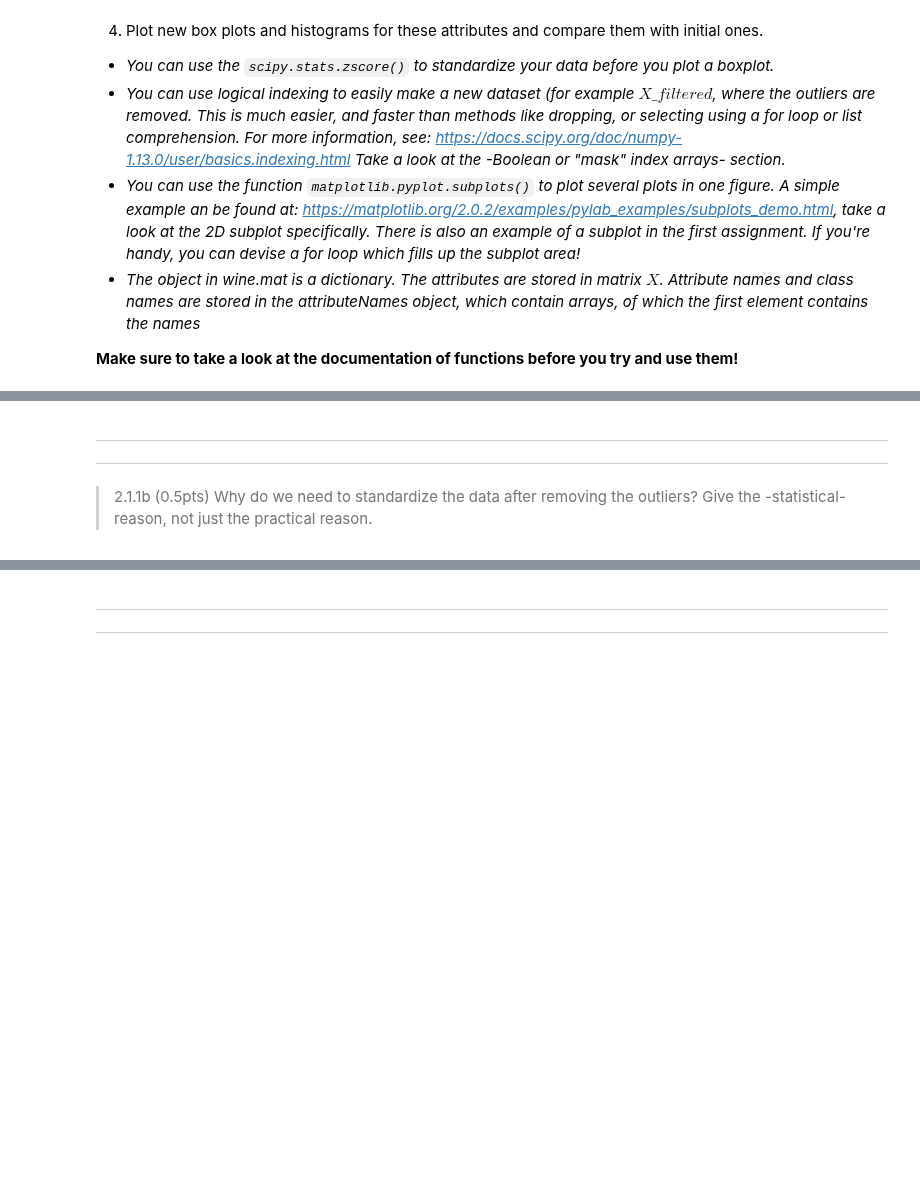
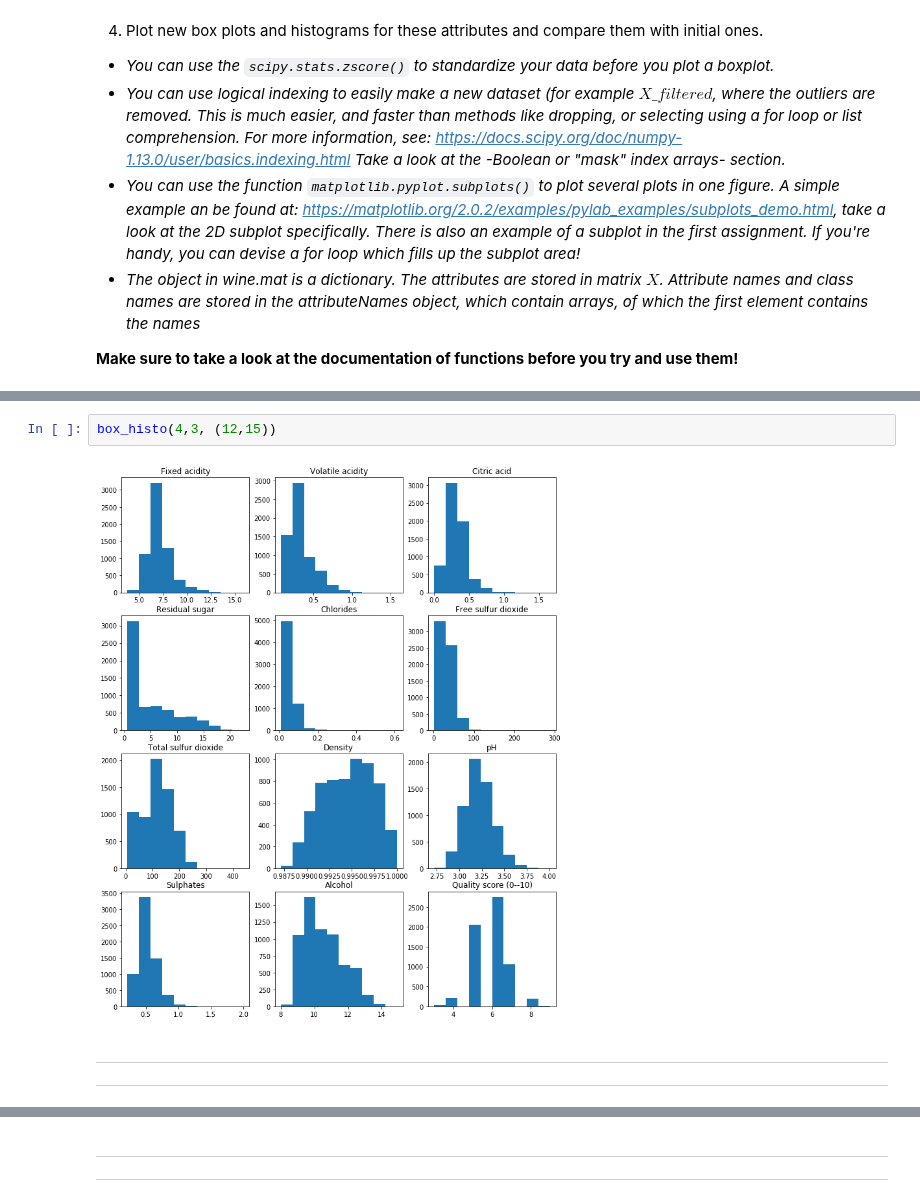
Before and after one commit to gabrielraya/Data-Mining, a Jupyter notebook: Assignment_2/Assignment_2.ipynb, the cells around one changed output, grey strips where cells are left out. Cells and saved outputs as stored; diff of their text form; blank space fills up the shorter version.

```diff
--- a/Assignment_2/Assignment_2.ipynb
+++ b/Assignment_2/Assignment_2.ipynb
@@ -66,8 +130,9 @@ http://cogsys.compute.dtu.dk. Any sale or commercial distribution is strictly fo
+# %%
+box_histo(4,3, (12,15))
+# %% [output]
+[figure, added]
 # %% [markdown]
 ----
 
 
 ----
-# %% [markdown]
-> 2.1.1b (0.5pts)
-Why do we need to standardize the data after removing the outliers? Give the -statistical- reason, not just the practical reason.
```
Also changed, not shown: parts of 12 cells of this notebook.
